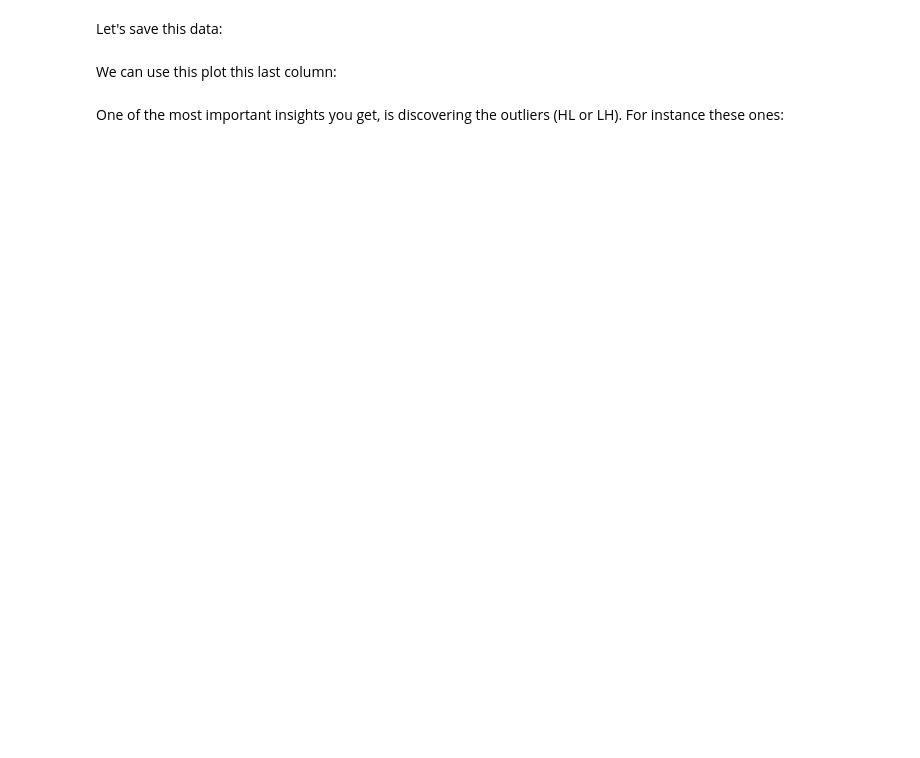
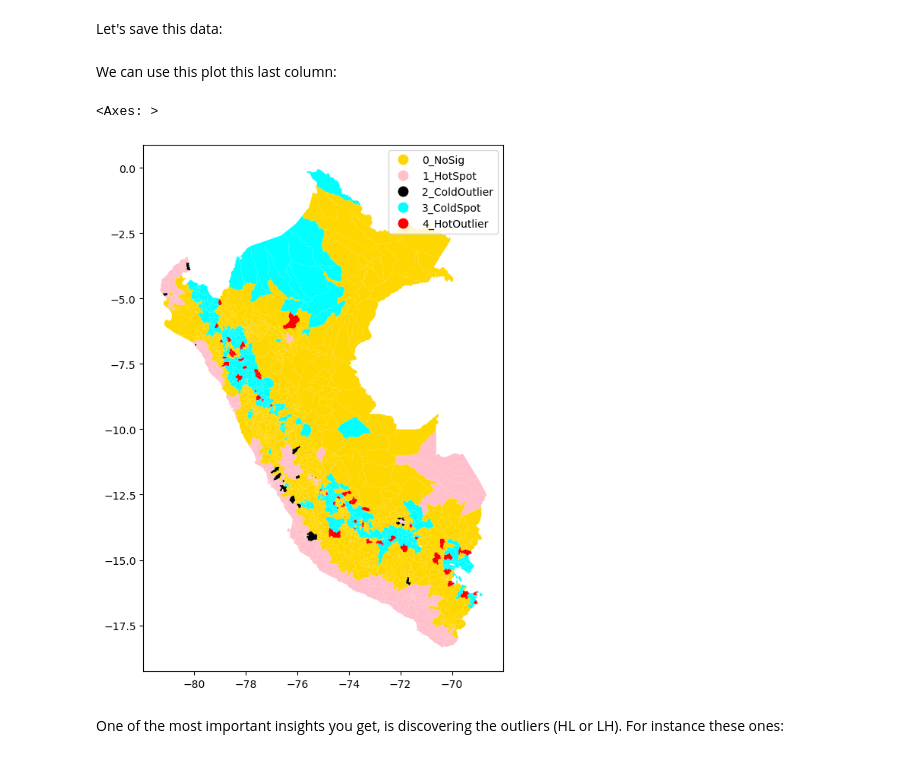
Before and after one commit to DACSS-CSSmeths/Spatial-Analytics, a Jupyter notebook: index.ipynb, the cells around one changed output. Saved outputs shown, nothing was run; the diff lists cells and outputs as text; code cells hidden in the pictures; blank space fills up the shorter version.

```diff
--- a/index.ipynb
+++ b/index.ipynb
@@ -234,17 +403,17 @@ We can use this plot this last column:
 # %%
 from matplotlib import colors
 
 # custom colors
 myColMap = colors.ListedColormap([ 'gold', 'pink', 'k', 'cyan','red'])
 
-peru_hdi_map.explore(
+peru_hdi_map.plot(
     column="HDI_quadrant",
-    tooltip=["municipality","hdi"],
-    tiles="CartoDB positron",  # use "CartoDB positron" tiles
     cmap=myColMap,  # colormap
-    style_kwds=dict(stroke=False),  # no borders
-    legend_kwds={'caption':'Quadrant type'}
+    legend=True, figsize=(7,9)
 )
+# %% [output]
+<Axes: >
+[figure, added]
 # %% [markdown]
 One of the most important insights you get, is discovering the outliers (HL or LH). For instance these ones:
 # %%
```
Also changed, not shown: parts of 46 cells of this notebook, 1 other file.
